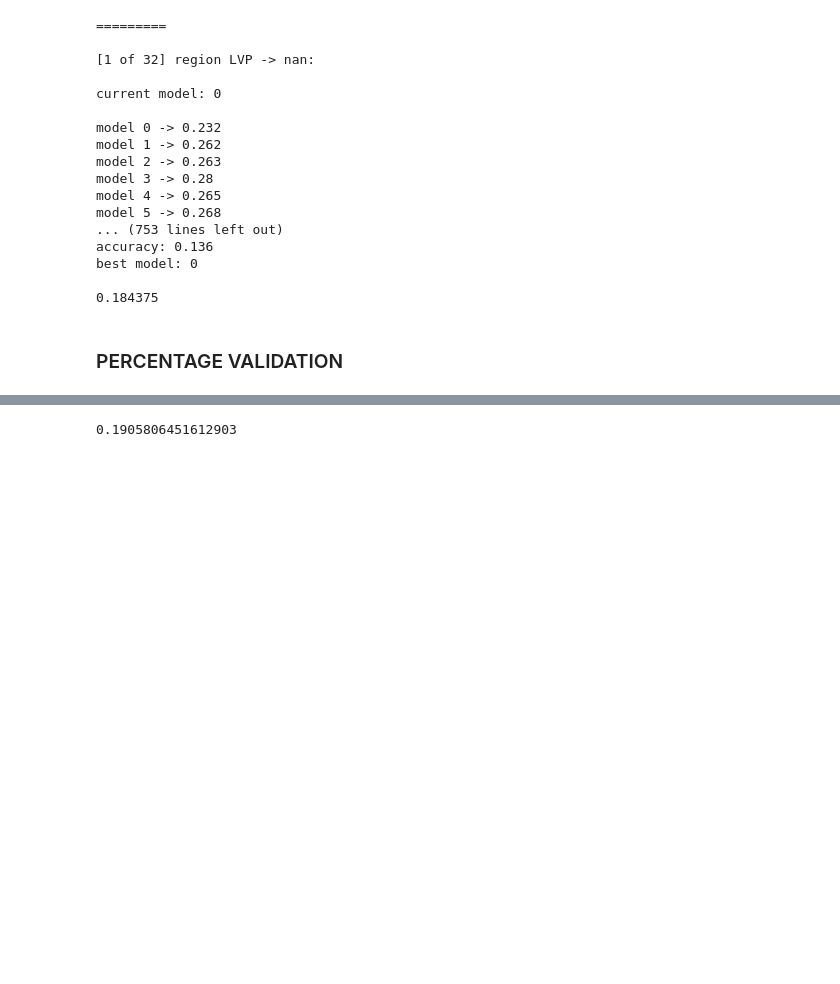
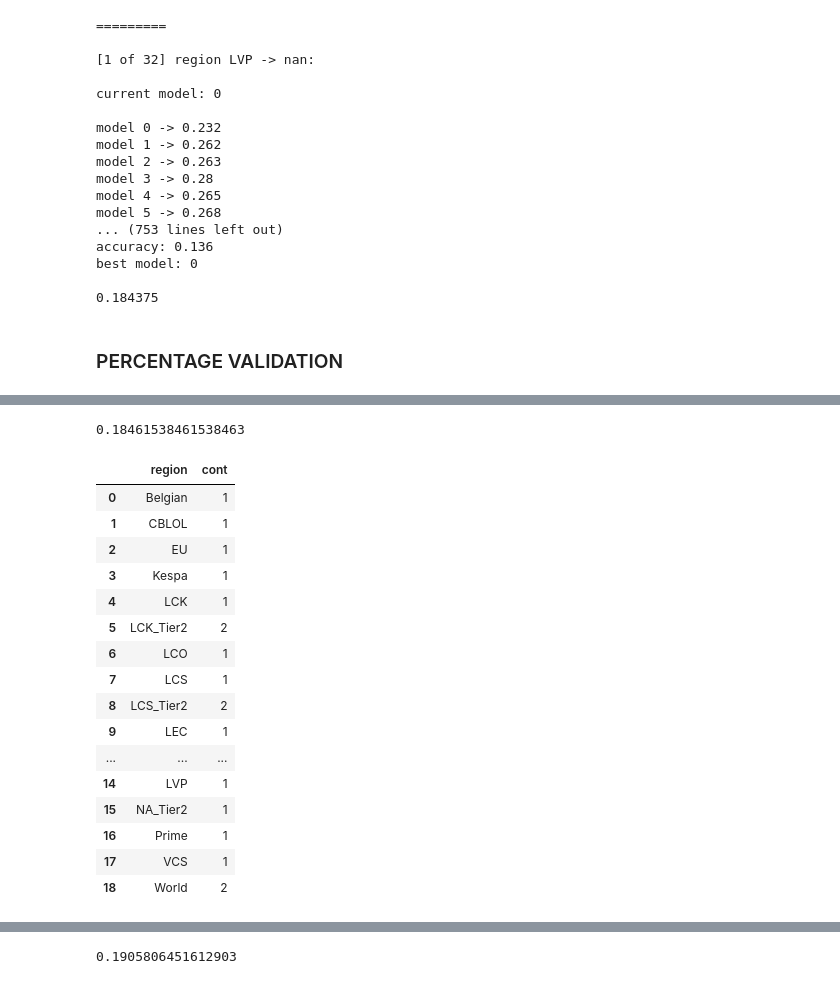
Before and after one commit to giuliano0s/league-bets-public, a Jupyter notebook: Predictor_Logistic.ipynb, the cells around one changed output, grey strips where cells are left out. Cells and saved outputs as stored; diff of their text form; code cells hidden in the pictures; blank space fills up the shorter version.

```diff
--- a/Predictor_Logistic.ipynb
+++ b/Predictor_Logistic.ipynb
@@ -307,0 +308,24 @@ len: 63
+# %%
+bad_diffs = perc_val_result_df[perc_val_result_df['diff']<-0.05]
+print(len(bad_diffs)/len(perc_val_result_df))
+bad_diffs['cont'] = 1
+bad_diffs.groupby(by='region',as_index=False)['cont'].sum()
+# %% [output]
+0.18461538461538463
+|  | region | cont |
+| 0 | Belgian | 1 |
+| 1 | CBLOL | 1 |
+| 2 | EU | 1 |
+| 3 | Kespa | 1 |
+| 4 | LCK | 1 |
+| 5 | LCK_Tier2 | 2 |
+| 6 | LCO | 1 |
+| 7 | LCS | 1 |
+| 8 | LCS_Tier2 | 2 |
+| 9 | LEC | 1 |
+| ... | ... | ... |
+| 14 | LVP | 1 |
+| 15 | NA_Tier2 | 1 |
+| 16 | Prime | 1 |
+| 17 | VCS | 1 |
+| 18 | World | 2 |
```
Also changed, not shown: parts of 4 cells of this notebook, 6 other files.
